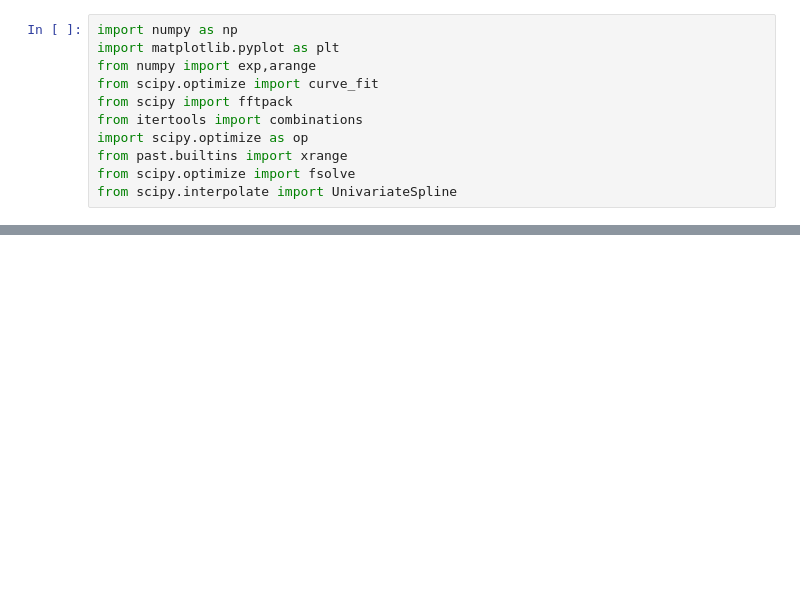
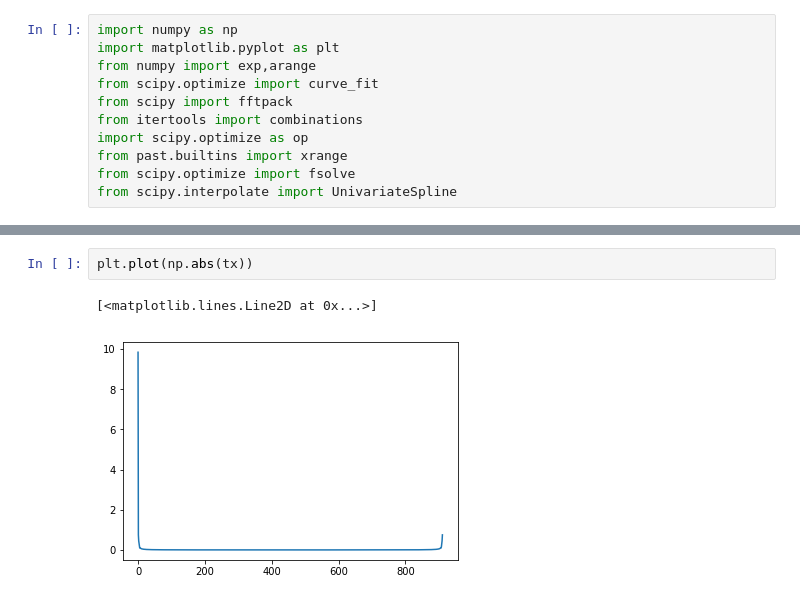
Before and after one commit to margres/Master-thesis, a Jupyter notebook: Untitled.ipynb, the cells around one changed output, grey strips where cells are left out. Saved outputs shown, nothing was run; the diff lists cells and outputs as text; blank space fills up the shorter version.

```diff
--- a/Untitled.ipynb
+++ b/Untitled.ipynb
@@ -147,0 +31,5 @@ value[np.where(value[:,2]=='m')[0][0]][0]
+# %%
+plt.plot(np.abs(tx))
+# %% [output]
+[<matplotlib.lines.Line2D at 0x...>]
+[figure, added]
```
Also changed, not shown: parts of 28 cells of this notebook, 39 other files.
